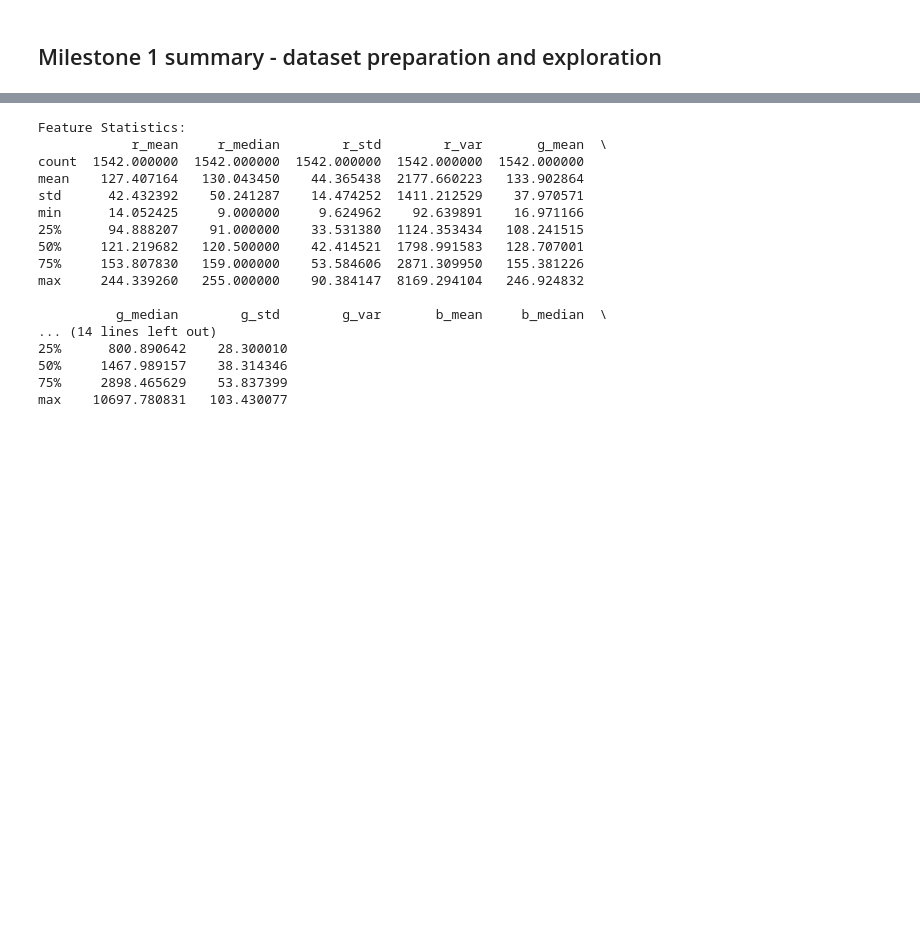
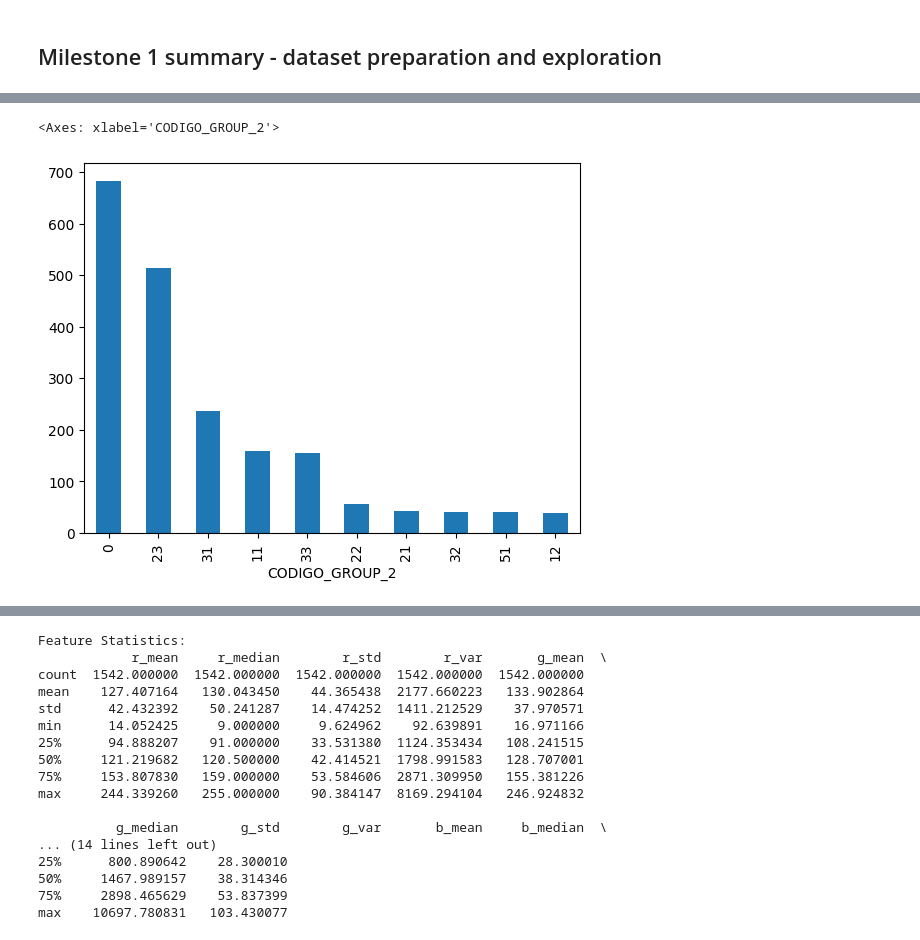
Before and after one commit to kshitijrajsharma/landcoverclassification, a Jupyter notebook: notebooks/milestone_2.ipynb, the cells around one changed output, grey strips where cells are left out. Drawn from its saved outputs; the diff is of its cells as text; code cells hidden in the pictures; blank space fills up the shorter version.

```diff
--- a/notebooks/milestone_2.ipynb
+++ b/notebooks/milestone_2.ipynb
@@ -9,0 +25,6 @@ Feature engineering and extraction is done in the [stats computation](stats_comp
+# %%
+import sys, os
+import geopandas as gpd
+sys.path.insert(0, os.path.abspath(os.path.join(os.getcwd(), '..')))
+data_path = os.path.join(os.getcwd(), '..', 'data', 'geojson', 'polygon_cleaned_with_stats.geojson')
+gdf = gpd.read_file(data_path)
@@ -9,0 +51,6 @@ Feature engineering and extraction is done in the [stats computation](stats_comp
+# %%
+gdf['CODIGO_GROUP_2'] = gdf['CODIGO'].astype(str).str[:2]
+gdf['CODIGO_GROUP_2'].value_counts().plot(kind='bar')
+# %% [output]
+<Axes: xlabel='CODIGO_GROUP_2'>
+[figure, added]
```
Also changed, not shown: parts of 93 cells of this notebook, 1 other file.
